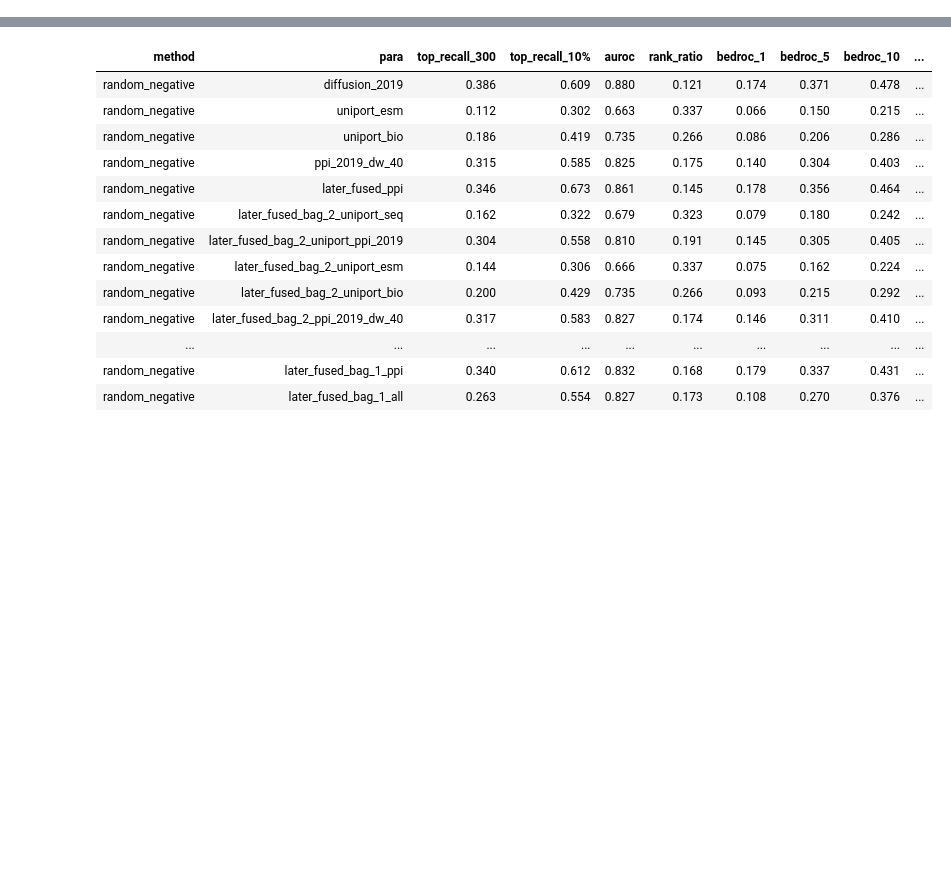
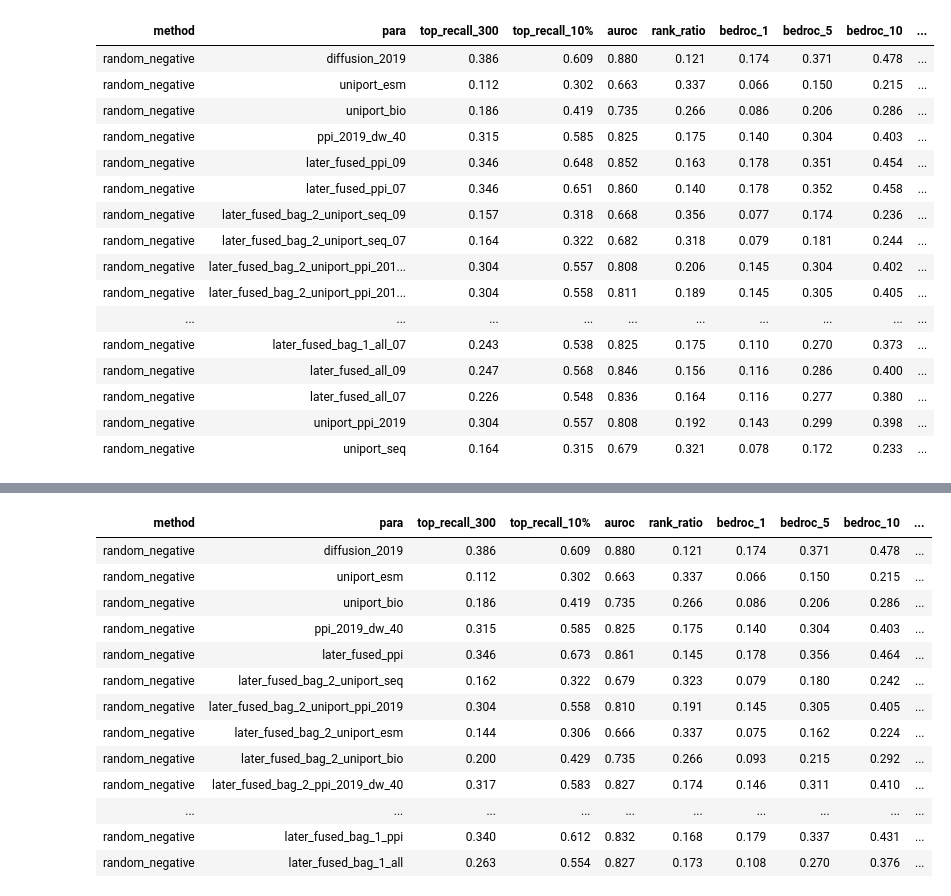
Before and after one commit to ZiyuZhang1/svm, a Jupyter notebook: src/results_analysis_all_bioweights.ipynb, the cells around one changed output, grey strips where cells are left out. Saved outputs shown, nothing was run; the diff lists cells and outputs as text; code cells hidden in the pictures; blank space fills up the shorter version.

Commit message:
lf with two bagging strategies, bio-overlap plot, biogrid map to uniport

```diff
--- a/src/results_analysis_all_bioweights.ipynb
+++ b/src/results_analysis_all_bioweights.ipynb
@@ -342,7 +342,7 @@ def prcess_and_save_xlsx(fused_2019,all_avg_df,out_path):
     later_fused = [item for item in full_fused_2019['para'].unique().tolist() if 'nor_' in item or 'later' in item]
 
     feature_order = ['uniport_ppi_2019', 'ppi_2019_dw_40','diffusion_2019','uniport_bio', 'uniport_esm', 'uniport_seq',
-                    'linear_fused', 'geo_fused','early_fusion'] + later_fused
+                    'linear_fused', 'linear_fused_ppi','geo_fused', 'geo_fused_ppi','early_fusion'] + later_fused
 
     # Convert 'feature' to a categorical type with that order
     full_fused_2019['para'] = pd.Categorical(full_fused_2019['para'], categories=feature_order, ordered=True)
@@ -498,0 +567,25 @@ def prcess_and_save_xlsx(fused_2019,all_avg_df,out_path):
+# %%
+root = '/itf-fi-ml/shared/users/ziyuzh/svm/results/2019_lf_bag_cv_fix_orness'
+out_path = root+'.xlsx'
+temp_df = pd.read_csv(os.path.join(root,os.listdir(root)[2]))
+
+fused_2019, all_avg_df = show_table(root,ban_list=[],fnum=len(temp_df),fused = True,input_weights = True)
+prcess_and_save_xlsx(fused_2019,all_avg_df,out_path)
+# %% [output]
+| method | para | top_recall_300 | top_recall_10% | auroc | rank_ratio | bedroc_1 | bedroc_5 | bedroc_10 | ... |
+| random_negative | diffusion_2019 | 0.386 | 0.609 | 0.880 | 0.121 | 0.174 | 0.371 | 0.478 | ... |
+| random_negative | uniport_esm | 0.112 | 0.302 | 0.663 | 0.337 | 0.066 | 0.150 | 0.215 | ... |
+| random_negative | uniport_bio | 0.186 | 0.419 | 0.735 | 0.266 | 0.086 | 0.206 | 0.286 | ... |
+| random_negative | ppi_2019_dw_40 | 0.315 | 0.585 | 0.825 | 0.175 | 0.140 | 0.304 | 0.403 | ... |
+| random_negative | later_fused_ppi_09 | 0.346 | 0.648 | 0.852 | 0.163 | 0.178 | 0.351 | 0.454 | ... |
+| random_negative | later_fused_ppi_07 | 0.346 | 0.651 | 0.860 | 0.140 | 0.178 | 0.352 | 0.458 | ... |
+| random_negative | later_fused_bag_2_uniport_seq_09 | 0.157 | 0.318 | 0.668 | 0.356 | 0.077 | 0.174 | 0.236 | ... |
+| random_negative | later_fused_bag_2_uniport_seq_07 | 0.164 | 0.322 | 0.682 | 0.318 | 0.079 | 0.181 | 0.244 | ... |
+| random_negative | later_fused_bag_2_uniport_ppi_201... | 0.304 | 0.557 | 0.808 | 0.206 | 0.145 | 0.304 | 0.402 | ... |
+| random_negative | later_fused_bag_2_uniport_ppi_201... | 0.304 | 0.558 | 0.811 | 0.189 | 0.145 | 0.305 | 0.405 | ... |
+| ... | ... | ... | ... | ... | ... | ... | ... | ... | ... |
+| random_negative | later_fused_bag_1_all_07 | 0.243 | 0.538 | 0.825 | 0.175 | 0.110 | 0.270 | 0.373 | ... |
+| random_negative | later_fused_all_09 | 0.247 | 0.568 | 0.846 | 0.156 | 0.116 | 0.286 | 0.400 | ... |
+| random_negative | later_fused_all_07 | 0.226 | 0.548 | 0.836 | 0.164 | 0.116 | 0.277 | 0.380 | ... |
+| random_negative | uniport_ppi_2019 | 0.304 | 0.557 | 0.808 | 0.192 | 0.143 | 0.299 | 0.398 | ... |
+| random_negative | uniport_seq | 0.164 | 0.315 | 0.679 | 0.321 | 0.078 | 0.172 | 0.233 | ... |
```
Also changed, not shown: parts of 11 cells of this notebook, 52 other files.
